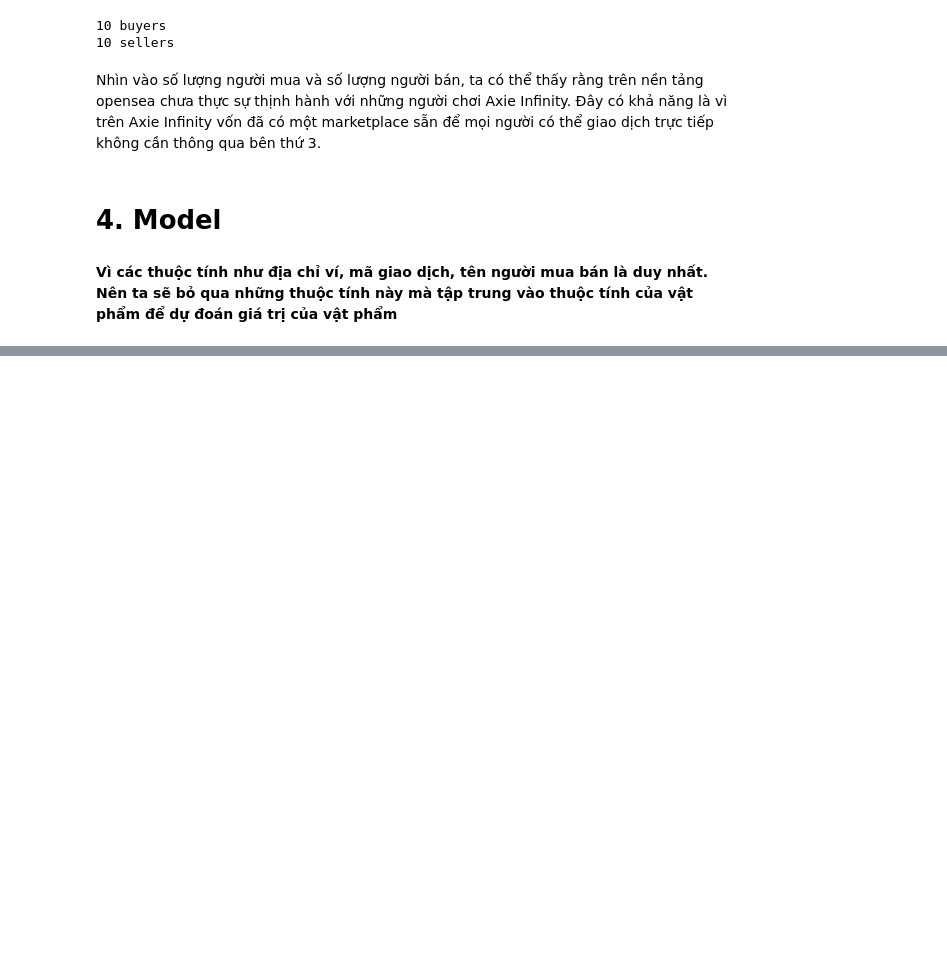
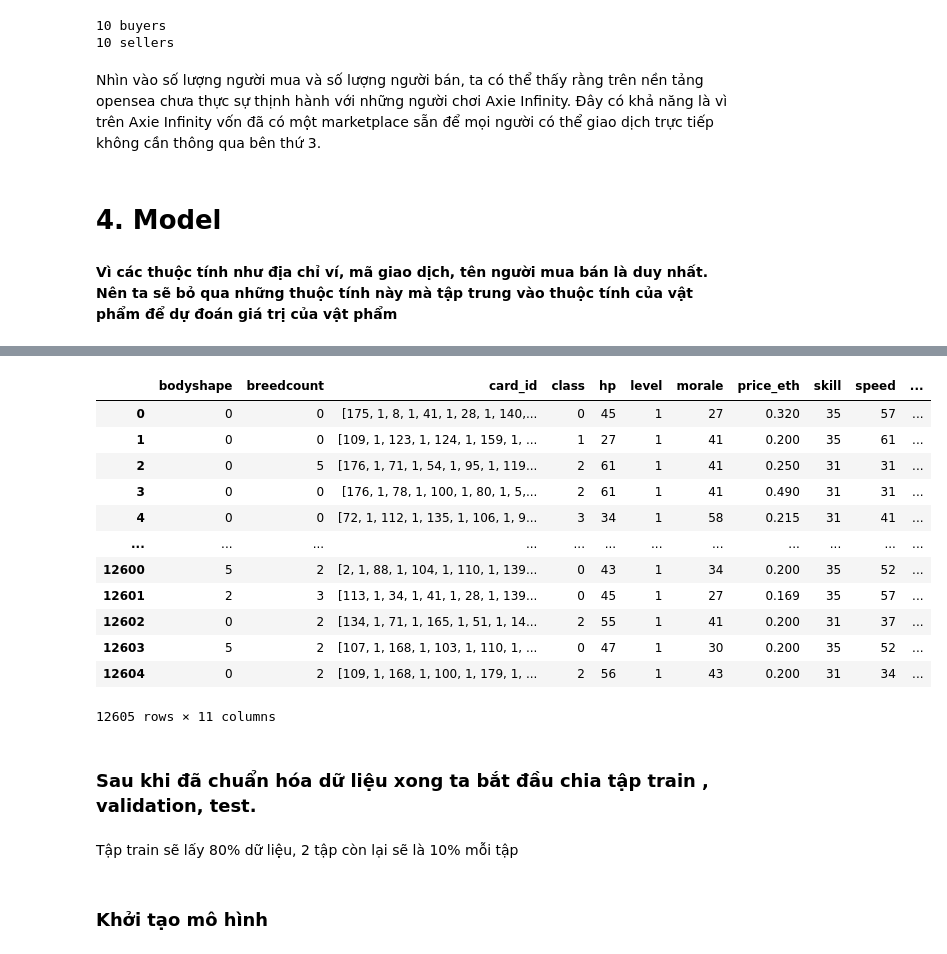
Before and after one commit to eddypop2000/DataScienceProject, a Jupyter notebook: DSProject.ipynb, the cells around one changed output, grey strips where cells are left out. Drawn from its saved outputs; the diff is of its cells as text; code cells hidden in the pictures; blank space fills up the shorter version.

```diff
--- a/DSProject.ipynb
+++ b/DSProject.ipynb
@@ -708,0 +730,15 @@ AXS_id_df
+# %%
+def find_set(l):
+    s = set()
+    for i in range(len(l)):
+        f = l[i].copy()
+        s.add(f.popitem()[0])
+    return s
+copy = AXS_id_df['card_id'].apply(find_set)
+ability_set = set({""})
+setlist = copy.values
+alls = set()
+for i in range(len(setlist)):
+    alls = alls.union(setlist[i])
+alls = list(alls)
+alls
@@ -708,0 +763,5 @@ AXS_id_df
+# %%
+ability_map = {}
+for i in range(len(alls)):
+    ability_map[alls[i]] = i
+ability_map
@@ -708,0 +786,15 @@ AXS_id_df
+# %%
+def card_id_nom(l):
+    empty = []
+    key = 0
+    val = 0
+    for i in range(len(l)):
+        for a,b  in l[i].items():
+            key = ability_map[a]
+            val = b
+            empty.append(key)
+            empty.append(val)
+    return empty
+# %%
+AXS_id_df['card_id'] = AXS_id_df['card_id'].apply(card_id_nom)
+AXS_id_df['card_id']
@@ -708,0 +851,20 @@ AXS_id_df
+# %%
+AXS_id_df
+# %% [output]
+|  | bodyshape | breedcount | card_id | class | hp | level | morale | price_eth | skill | speed | ... |
+| 0 | 0 | 0 | [175, 1, 8, 1, 41, 1, 28, 1, 140,... | 0 | 45 | 1 | 27 | 0.320 | 35 | 57 | ... |
+| 1 | 0 | 0 | [109, 1, 123, 1, 124, 1, 159, 1, ... | 1 | 27 | 1 | 41 | 0.200 | 35 | 61 | ... |
+| 2 | 0 | 5 | [176, 1, 71, 1, 54, 1, 95, 1, 119... | 2 | 61 | 1 | 41 | 0.250 | 31 | 31 | ... |
+| 3 | 0 | 0 | [176, 1, 78, 1, 100, 1, 80, 1, 5,... | 2 | 61 | 1 | 41 | 0.490 | 31 | 31 | ... |
+| 4 | 0 | 0 | [72, 1, 112, 1, 135, 1, 106, 1, 9... | 3 | 34 | 1 | 58 | 0.215 | 31 | 41 | ... |
+| ... | ... | ... | ... | ... | ... | ... | ... | ... | ... | ... | ... |
+| 12600 | 5 | 2 | [2, 1, 88, 1, 104, 1, 110, 1, 139... | 0 | 43 | 1 | 34 | 0.200 | 35 | 52 | ... |
+| 12601 | 2 | 3 | [113, 1, 34, 1, 41, 1, 28, 1, 139... | 0 | 45 | 1 | 27 | 0.169 | 35 | 57 | ... |
+| 12602 | 0 | 2 | [134, 1, 71, 1, 165, 1, 51, 1, 14... | 2 | 55 | 1 | 41 | 0.200 | 31 | 37 | ... |
+| 12603 | 5 | 2 | [107, 1, 168, 1, 103, 1, 110, 1, ... | 0 | 47 | 1 | 30 | 0.200 | 35 | 52 | ... |
+| 12604 | 0 | 2 | [109, 1, 168, 1, 100, 1, 179, 1, ... | 2 | 56 | 1 | 43 | 0.200 | 31 | 34 | ... |
+12605 rows × 11 columns
+# %% [markdown]
+### Sau khi đã chuẩn hóa dữ liệu xong ta bắt đầu chia tập train , validation, test.
+# %% [markdown]
+Tập train sẽ lấy 80% dữ liệu, 2 tập còn lại sẽ là 10% mỗi tập
@@ -708,0 +877,2 @@ AXS_id_df
+# %% [markdown]
+### Khởi tạo mô hình
```
Also changed, not shown: parts of 24 cells of this notebook.
